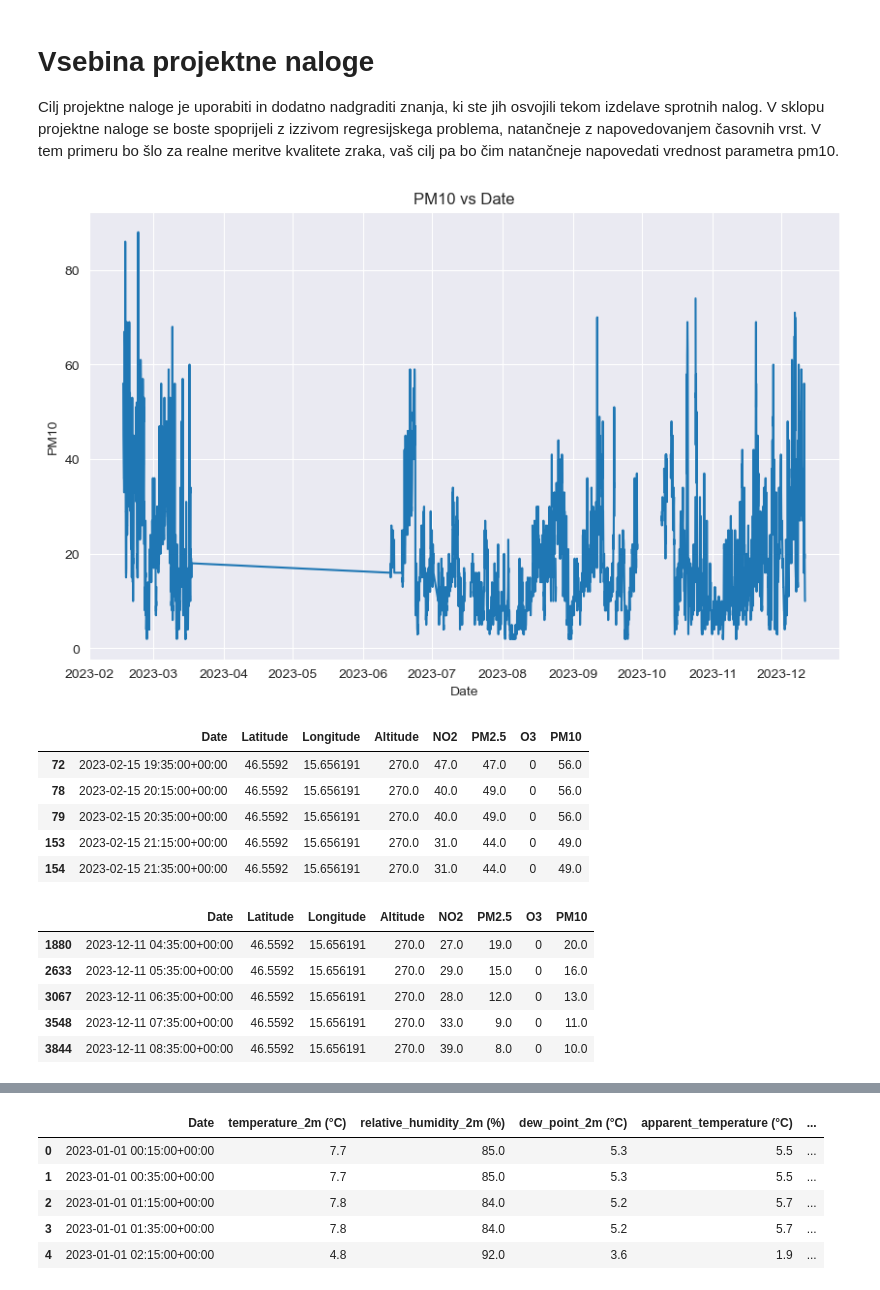
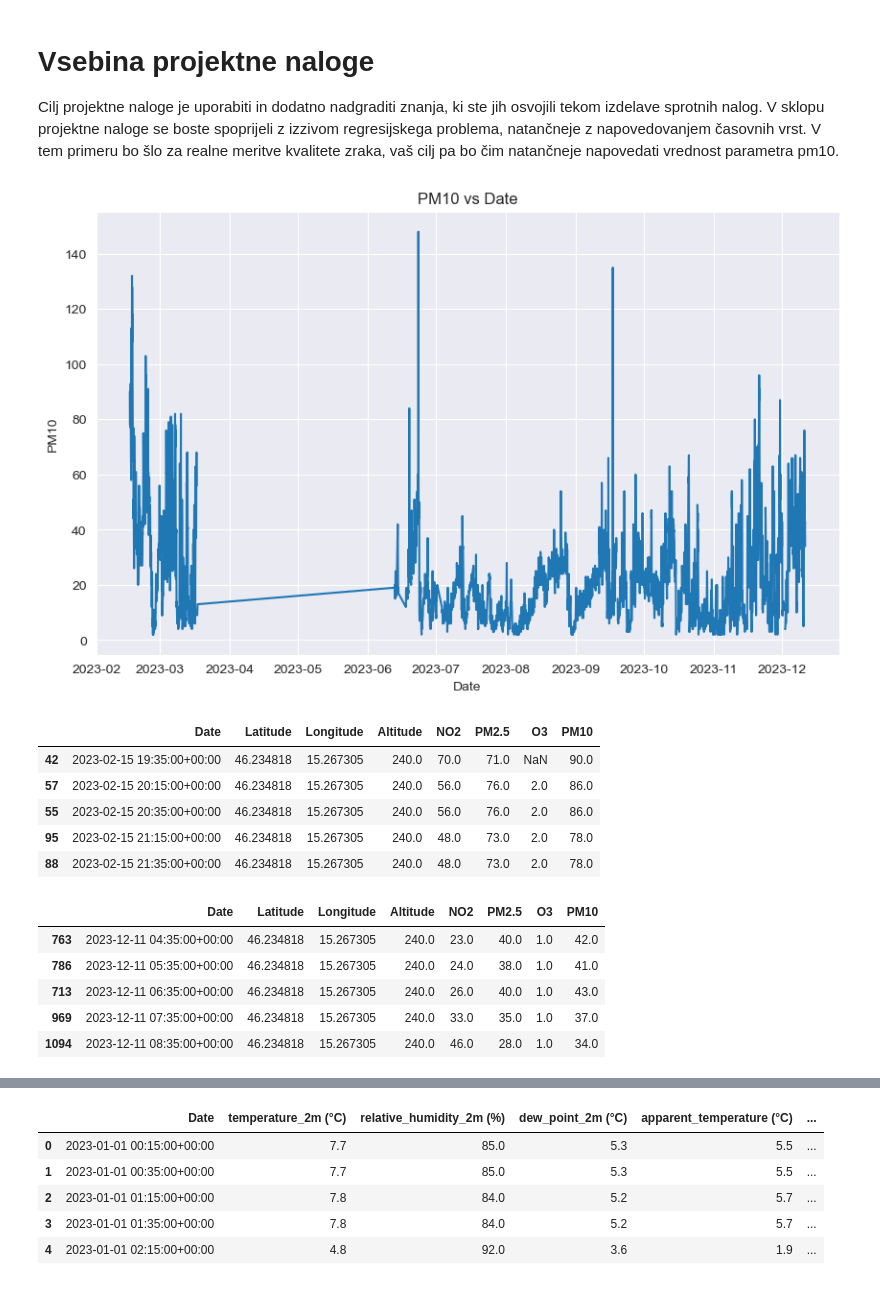
Before and after one commit to perkzen/development-of-intelligent-solutions-with-machine-learning, a Jupyter notebook: project/main.ipynb, the cells around one changed output, grey strips where cells are left out. Cells and saved outputs as stored; diff of their text form; code cells hidden in the pictures.

```diff
--- a/project/main.ipynb
+++ b/project/main.ipynb
@@ -17,37 +17,40 @@ from keras.models import Sequential
 from keras.layers import Dense, LSTM, SimpleRNN, GRU, Dropout
 from keras.wrappers.scikit_learn import KerasRegressor
 # %%
-df = pd.read_csv('data/RV2_UPP_IIR_SIPIA.csv')
+df = pd.read_csv('data/RV1_SIPIA.csv')
 # %%
 df['Date'] = pd.to_datetime(df['Date'])
 df.sort_values(by=["Date"], inplace=True)
+# %%
+def plot_values(x,y):
+    plt.figure(figsize=(10, 6))
+    plt.plot(df[x], df[y])
+    plt.xlabel(x)
+    plt.ylabel(y)
+    plt.title(f'{y} vs {x}')
+    plt.show()
 # %%
-plt.figure(figsize=(10, 6))
-plt.plot(df['Date'], df['PM10'])
-plt.xlabel('Date')
-plt.ylabel('PM10')
-plt.title('PM10 vs Date')
-plt.show()
+plot_values('Date', 'PM10')
 # %% [output]
-[figure, old version]
+[figure, new version]
 # %%
 df.head()
 # %% [output]
 |  | Date | Latitude | Longitude | Altitude | NO2 | PM2.5 | O3 | PM10 |
-| 72 | 2023-02-15 19:35:00+00:00 | 46.5592 | 15.656191 | 270.0 | 47.0 | 47.0 | 0 | 56.0 |
-| 78 | 2023-02-15 20:15:00+00:00 | 46.5592 | 15.656191 | 270.0 | 40.0 | 49.0 | 0 | 56.0 |
-| 79 | 2023-02-15 20:35:00+00:00 | 46.5592 | 15.656191 | 270.0 | 40.0 | 49.0 | 0 | 56.0 |
-| 153 | 2023-02-15 21:15:00+00:00 | 46.5592 | 15.656191 | 270.0 | 31.0 | 44.0 | 0 | 49.0 |
-| 154 | 2023-02-15 21:35:00+00:00 | 46.5592 | 15.656191 | 270.0 | 31.0 | 44.0 | 0 | 49.0 |
+| 42 | 2023-02-15 19:35:00+00:00 | 46.234818 | 15.267305 | 240.0 | 70.0 | 71.0 | NaN | 90.0 |
+| 57 | 2023-02-15 20:15:00+00:00 | 46.234818 | 15.267305 | 240.0 | 56.0 | 76.0 | 2.0 | 86.0 |
+| 55 | 2023-02-15 20:35:00+00:00 | 46.234818 | 15.267305 | 240.0 | 56.0 | 76.0 | 2.0 | 86.0 |
+| 95 | 2023-02-15 21:15:00+00:00 | 46.234818 | 15.267305 | 240.0 | 48.0 | 73.0 | 2.0 | 78.0 |
+| 88 | 2023-02-15 21:35:00+00:00 | 46.234818 | 15.267305 | 240.0 | 48.0 | 73.0 | 2.0 | 78.0 |
 # %%
 df.tail()
 # %% [output]
 |  | Date | Latitude | Longitude | Altitude | NO2 | PM2.5 | O3 | PM10 |
-| 1880 | 2023-12-11 04:35:00+00:00 | 46.5592 | 15.656191 | 270.0 | 27.0 | 19.0 | 0 | 20.0 |
-| 2633 | 2023-12-11 05:35:00+00:00 | 46.5592 | 15.656191 | 270.0 | 29.0 | 15.0 | 0 | 16.0 |
-| 3067 | 2023-12-11 06:35:00+00:00 | 46.5592 | 15.656191 | 270.0 | 28.0 | 12.0 | 0 | 13.0 |
-| 3548 | 2023-12-11 07:35:00+00:00 | 46.5592 | 15.656191 | 270.0 | 33.0 | 9.0 | 0 | 11.0 |
-| 3844 | 2023-12-11 08:35:00+00:00 | 46.5592 | 15.656191 | 270.0 | 39.0 | 8.0 | 0 | 10.0 |
+| 763 | 2023-12-11 04:35:00+00:00 | 46.234818 | 15.267305 | 240.0 | 23.0 | 40.0 | 1.0 | 42.0 |
+| 786 | 2023-12-11 05:35:00+00:00 | 46.234818 | 15.267305 | 240.0 | 24.0 | 38.0 | 1.0 | 41.0 |
+| 713 | 2023-12-11 06:35:00+00:00 | 46.234818 | 15.267305 | 240.0 | 26.0 | 40.0 | 1.0 | 43.0 |
+| 969 | 2023-12-11 07:35:00+00:00 | 46.234818 | 15.267305 | 240.0 | 33.0 | 35.0 | 1.0 | 37.0 |
+| 1094 | 2023-12-11 08:35:00+00:00 | 46.234818 | 15.267305 | 240.0 | 46.0 | 28.0 | 1.0 | 34.0 |
 # %%
 df.info()
 # %% [output]
```
Also changed, not shown: parts of 24 cells of this notebook, 2 other files.
